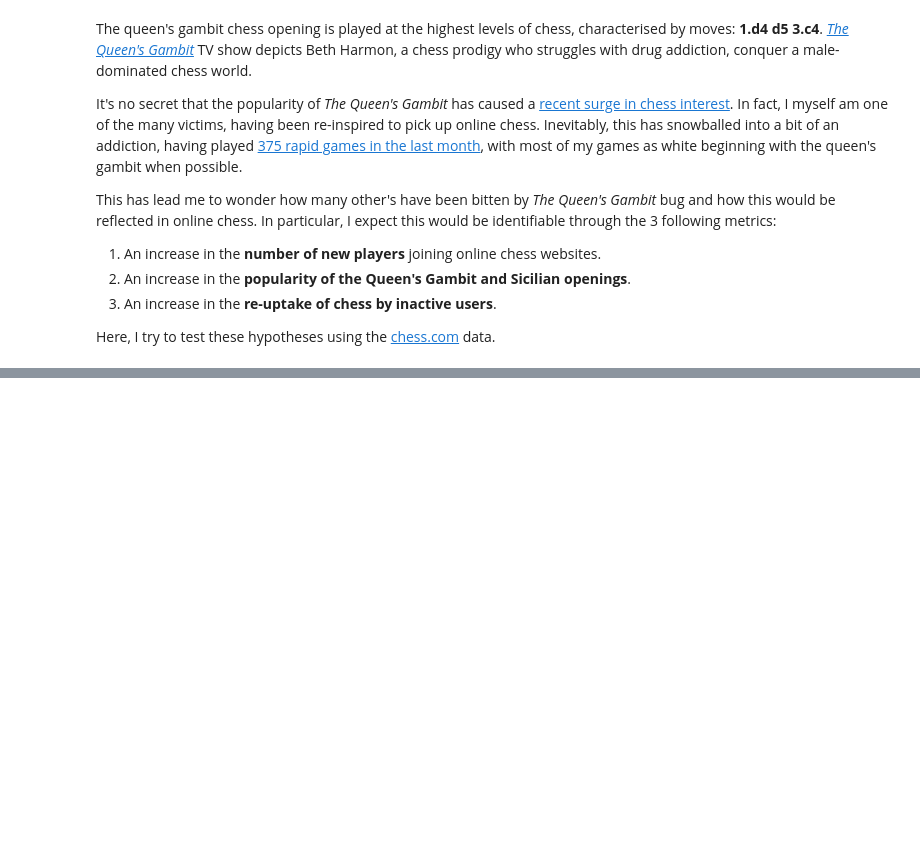
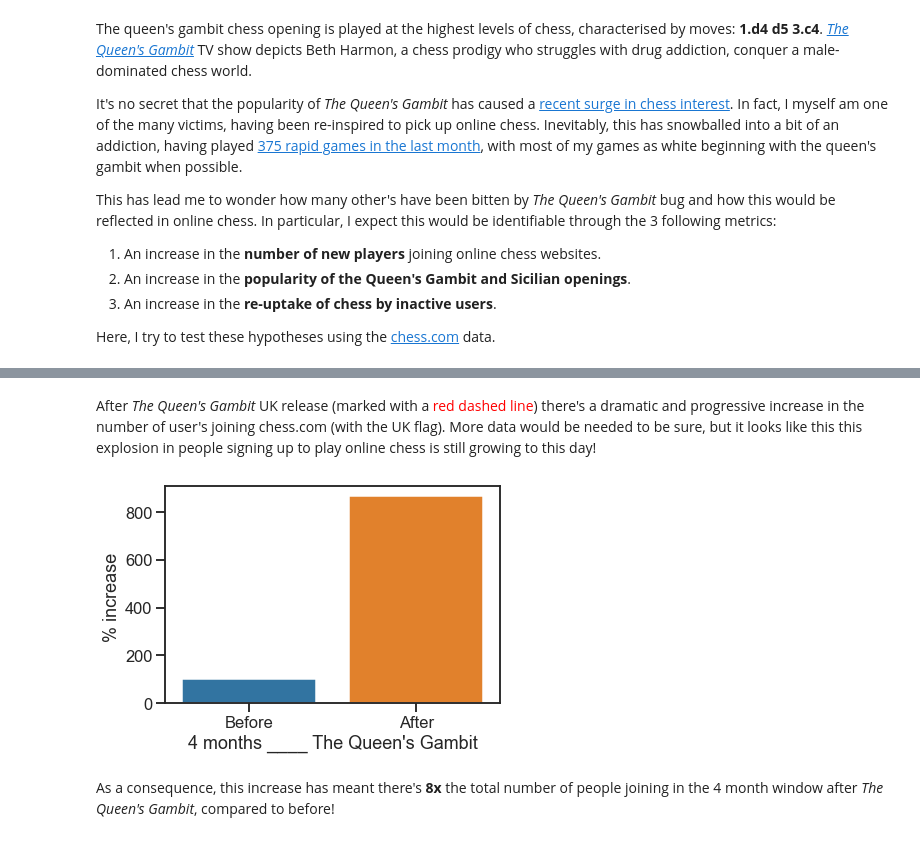
Before and after one commit to dzhang32/chess, a Jupyter notebook: 01-queens_gambit.ipynb, the cells around one changed output, grey strips where cells are left out. Cells and saved outputs as stored; diff of their text form; code cells hidden in the pictures; blank space fills up the shorter version.

```diff
--- a/01-queens_gambit.ipynb
+++ b/01-queens_gambit.ipynb
@@ -70,0 +84,21 @@ plt.axvline(qg_date, color = 'r', linestyle = "--")
+# %% [markdown]
+After *The Queen's Gambit* UK release (marked with a <span style="color:red">red dashed line</span>) there's a dramatic and progressive increase in the number of user's joining chess.com (with the UK flag). More data would be needed to be sure, but it looks like this this explosion in people signing up to play online chess is still growing to this day!
+# %%
+##### Data wrangling #####
+
+# obtain a percentage of
+join_dates_qg.loc[: , ("qg")] = ["Before" if date <= qg_date else "After" for date in join_dates_qg['joined']]
+joining_ba_qg = join_dates_qg.groupby("qg").count().reset_index()
+joining_ba_qg["percent"] = (joining_ba_qg['joined']/joining_ba_qg['joined'].min()) * 100
+
+##### Plotting #####
+
+joining_ba_fig = sns.barplot(x = "qg", y = "percent",
+                             order = ["Before", "After"],
+                             data = joining_ba_qg)
+joining_ba_fig = joining_ba_fig.set(xlabel = "4 months ____ The Queen's Gambit",
+                                    ylabel = "% increase ")
+# %% [output]
+[figure, added]
+# %% [markdown]
+As a consequence, this increase has meant there's **8x** the total number of people joining in the 4 month window after *The Queen's Gambit*, compared to before!
```
Also changed, not shown: parts of 12 cells of this notebook.
